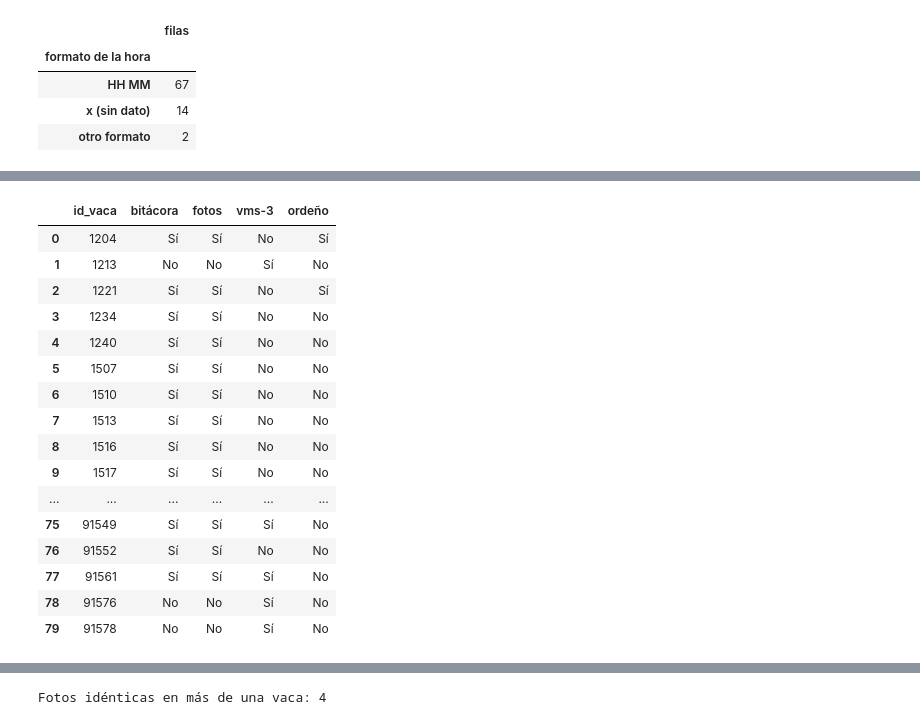
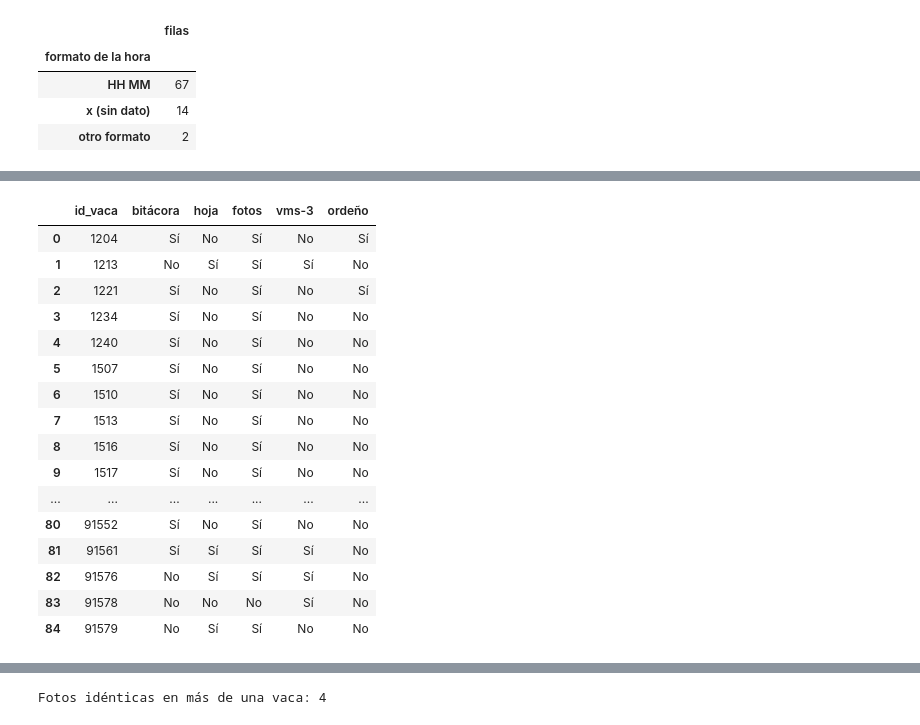
Before and after one commit to AIPorDefinir/ai-model-tutsipink, a Jupyter notebook: src/notebooks/02-data-understanding/01_du_bcs_problem.ipynb, the cells around one changed output, grey strips where cells are left out. Saved outputs shown, nothing was run; the diff lists cells and outputs as text; code cells hidden in the pictures.

```diff
--- a/src/notebooks/02-data-understanding/01_du_bcs_problem.ipynb
+++ b/src/notebooks/02-data-understanding/01_du_bcs_problem.ipynb
@@ -177,6 +201,7 @@ for p in sorted(DIR_FOTOS.rglob("*")):
     if p.is_file() and p.suffix.lower() in EXT_FOTO and not p.name.startswith("."):
         rel = p.relative_to(DIR_FOTOS)
         filas.append({"id_vaca": p.parent.name.strip(), "descarga": rel.parts[0],
+                      "visita": "14/10" if PATRON_DESCARGA.search(rel.parts[0]) else "29/09",
                       "archivo": p.name, "ruta": str(rel), "ext": p.suffix.lower(),
                       "bytes": p.stat().st_size, "sha256": sha256(p)})
 fotos = pd.DataFrame(filas)
@@ -186,8 +211,12 @@ csv_ordeno = sorted(p for p in DIR_CSV.rglob("*.csv") if p.stem.strip().isdigit(
 ids_ordeno = {p.stem.strip() for p in csv_ordeno}
 
 fuentes = pd.DataFrame([
-    {"fuente": "Fotos (fotosextraidas/)", "archivos": len(fotos), "MB": fotos["bytes"].sum() / 1e6},
-    {"fuente": "Bitácora de expertos (etiquetas_bsc.xlsx)", "archivos": 1, "MB": BITACORA.stat().st_size / 1e6},
+    {"fuente": "Fotos de la visita del 14/10 (fotosextraidas/)", "archivos": int((fotos["visita"] == "14/10").sum()),
+     "MB": fotos.loc[fotos["visita"] == "14/10", "bytes"].sum() / 1e6},
+    {"fuente": "Fotos de la visita del 29/09 (fotosextraidas/)", "archivos": int((fotos["visita"] == "29/09").sum()),
+     "MB": fotos.loc[fotos["visita"] == "29/09", "bytes"].sum() / 1e6},
+    {"fuente": "Bitácora de expertos del 14/10 (etiquetas_bsc.xlsx)", "archivos": 1, "MB": BITACORA.stat().st_size / 1e6},
+    {"fuente": "Hoja manuscrita del 29/09 (bitacora_hoja_manuscrita.csv)", "archivos": 1, "MB": HOJA.stat().st_size / 1e6},
     {"fuente": "Dataset VMS 3 (vms-3.csv)", "archivos": 1, "MB": VMS3.stat().st_size / 1e6},
     {"fuente": "CSV de ordeño (uno por vaca)", "archivos": len(csv_ordeno),
      "MB": sum(p.stat().st_size for p in csv_ordeno) / 1e6},
@@ -278,0 +321,11 @@ CSV de ordeño: 34 vacas
+# %%
+# Hoja manuscrita: una fila por evaluación
+hoja_raw = pd.read_csv(HOJA, dtype=str, keep_default_na=False, encoding="utf-8-sig")
+hoja = pd.DataFrame({
+    "renglon": pd.to_numeric(hoja_raw["renglon"], errors="coerce"),
+    "id_vaca": hoja_raw["id_vaca"].str.strip().str.replace(r"\.0$", "", regex=True),
+    "bcs": pd.to_numeric(hoja_raw["bcs"].str.replace(",", "."), errors="coerce"),
+    "nota": hoja_raw["nota"].str.strip() if "nota" in hoja_raw.columns else "",
+})
+print(f"Hoja manuscrita: {len(hoja)} renglones")
+print("Columnas:", list(hoja_raw.columns))
@@ -501,20 +714,28 @@ plt.show()
 # %%
-ids_bit, ids_fotos, ids_vms = set(bit["id_vaca"]), set(fotos["id_vaca"]), set(vms["id_vaca"])
+ids_bit, ids_hoja, ids_fotos, ids_vms = set(bit["id_vaca"]), set(hoja["id_vaca"]), set(fotos["id_vaca"]), set(vms["id_vaca"])
+ids_bcs = ids_bit | ids_hoja
 conteos = pd.Series({
-    "en la bitácora": len(ids_bit),
-    "bitácora y fotos": len(ids_bit & ids_fotos),
-    "bitácora y vms-3": len(ids_bit & ids_vms),
-    "bitácora y ordeño": len(ids_bit & ids_ordeno),
-    "bitácora, vms-3 y ordeño": len(ids_bit & ids_vms & ids_ordeno),
-    "en vms-3 sin BCS de expertos": len(ids_vms - ids_bit),
+    "con BCS (bitácora u hoja)": len(ids_bcs),
+    "en la bitácora del 14/10": len(ids_bit),
+    "en la hoja del 29/09": len(ids_hoja),
+    "en la bitácora y en la hoja": len(ids_bit & ids_hoja),
+    "con BCS y fotos": len(ids_bcs & ids_fotos),
+    "con BCS y vms-3": len(ids_bcs & ids_vms),
+    "con BCS y ordeño": len(ids_bcs & ids_ordeno),
+    "con BCS, vms-3 y ordeño": len(ids_bcs & ids_vms & ids_ordeno),
+    "en vms-3 sin BCS de expertos": len(ids_vms - ids_bcs),
+    "con fotos y sin BCS": len(ids_fotos - ids_bcs),
 })
 display(conteos.to_frame("vacas"))
-print("Bitácora y ordeño:", ordenar_ids(ids_bit & ids_ordeno))
-print("Bitácora, vms-3 y ordeño:", ordenar_ids(ids_bit & ids_vms & ids_ordeno))
-print("En vms-3 sin BCS de expertos:", ordenar_ids(ids_vms - ids_bit))
+print("Con BCS y en vms-3:", ordenar_ids(ids_bcs & ids_vms))
+print("   de ellas, solo con BCS de la hoja:", ordenar_ids((ids_hoja - ids_bit) & ids_vms))
+print("Con BCS y ordeño:", ordenar_ids(ids_bcs & ids_ordeno))
+print("Con BCS, vms-3 y ordeño:", ordenar_ids(ids_bcs & ids_vms & ids_ordeno))
+print("En vms-3 sin BCS de expertos:", ordenar_ids(ids_vms - ids_bcs))
+print("Con fotos y sin BCS:", ordenar_ids(ids_fotos - ids_bcs))
 
-cruce = pd.DataFrame({"id_vaca": ordenar_ids(ids_bit | ids_fotos | ids_vms)})
-for nombre, ids in (("bitácora", ids_bit), ("fotos", ids_fotos), ("vms-3", ids_vms), ("ordeño", ids_ordeno)):
+cruce = pd.DataFrame({"id_vaca": ordenar_ids(ids_bcs | ids_fotos | ids_vms)})
+for nombre, ids in (("bitácora", ids_bit), ("hoja", ids_hoja), ("fotos", ids_fotos), ("vms-3", ids_vms), ("ordeño", ids_ordeno)):
     cruce[nombre] = np.where(cruce["id_vaca"].isin(ids), "Sí", "No")
 display(cruce)
 # %% [output]
@@ -531,17 +759,17 @@ En vms-3 sin BCS de expertos: ['1213', '1538', '1565', '1570', '1644', '2126', '
-|  | id_vaca | bitácora | fotos | vms-3 | ordeño |
-| 0 | 1204 | Sí | Sí | No | Sí |
-| 1 | 1213 | No | No | Sí | No |
-| 2 | 1221 | Sí | Sí | No | Sí |
-| 3 | 1234 | Sí | Sí | No | No |
-| 4 | 1240 | Sí | Sí | No | No |
-| 5 | 1507 | Sí | Sí | No | No |
-| 6 | 1510 | Sí | Sí | No | No |
-| 7 | 1513 | Sí | Sí | No | No |
-| 8 | 1516 | Sí | Sí | No | No |
-| 9 | 1517 | Sí | Sí | No | No |
-| ... | ... | ... | ... | ... | ... |
-| 75 | 91549 | Sí | Sí | Sí | No |
-| 76 | 91552 | Sí | Sí | No | No |
-| 77 | 91561 | Sí | Sí | Sí | No |
-| 78 | 91576 | No | No | Sí | No |
-| 79 | 91578 | No | No | Sí | No |
+|  | id_vaca | bitácora | hoja | fotos | vms-3 | ordeño |
+| 0 | 1204 | Sí | No | Sí | No | Sí |
+| 1 | 1213 | No | Sí | Sí | Sí | No |
+| 2 | 1221 | Sí | No | Sí | No | Sí |
+| 3 | 1234 | Sí | No | Sí | No | No |
+| 4 | 1240 | Sí | No | Sí | No | No |
+| 5 | 1507 | Sí | No | Sí | No | No |
+| 6 | 1510 | Sí | No | Sí | No | No |
+| 7 | 1513 | Sí | No | Sí | No | No |
+| 8 | 1516 | Sí | No | Sí | No | No |
+| 9 | 1517 | Sí | No | Sí | No | No |
+| ... | ... | ... | ... | ... | ... | ... |
+| 80 | 91552 | Sí | No | Sí | No | No |
+| 81 | 91561 | Sí | Sí | Sí | Sí | No |
+| 82 | 91576 | No | Sí | Sí | Sí | No |
+| 83 | 91578 | No | No | No | Sí | No |
+| 84 | 91579 | No | Sí | Sí | No | No |
```
Also changed, not shown: parts of 59 cells of this notebook, 6 other files.
